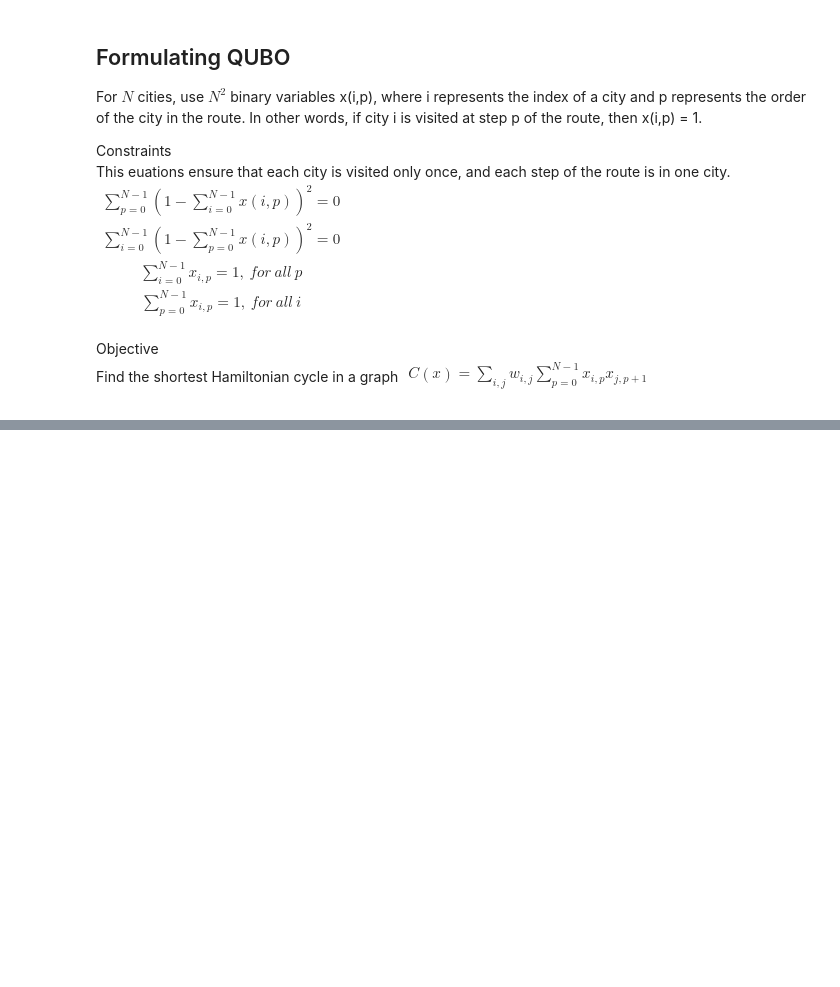
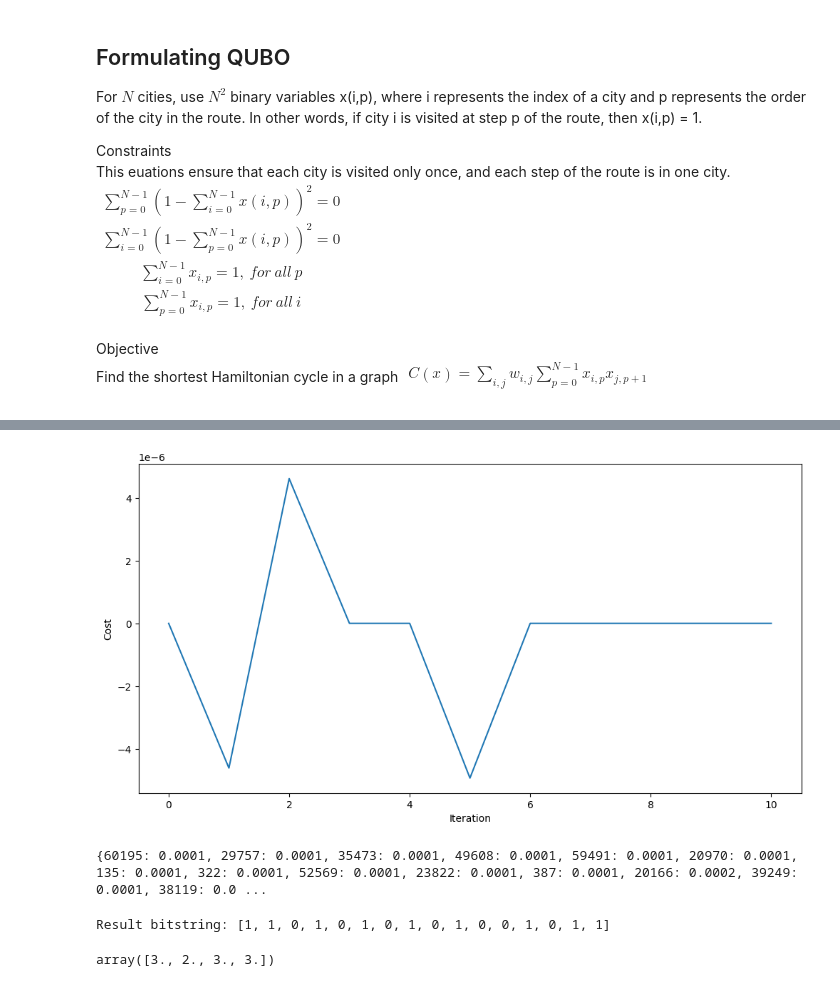
Before and after one commit to Q2TM/qubo_benchmarking, a Jupyter notebook: TSP/formulation.ipynb, the cells around one changed output, grey strips where cells are left out. Cells and saved outputs as stored; diff of their text form; code cells hidden in the pictures; blank space fills up the shorter version.

```diff
--- a/TSP/formulation.ipynb
+++ b/TSP/formulation.ipynb
@@ -137,0 +101,18 @@ print(k)
+# %%
+objective_func_vals = [] # Global variable
+def cost_func_estimator(params, ansatz, hamiltonian, estimator):
+
+    # transform the observable defined on virtual qubits to
+    # an observable defined on all physical qubits
+    isa_hamiltonian = hamiltonian.apply_layout(ansatz.layout)
+
+    pub = (ansatz, isa_hamiltonian, params)
+    job = estimator.run([pub])
+
+    results = job.result()[0]
+    cost = results.data.evs
+
+    objective_func_vals.append(cost)
+
+
+    return cost
@@ -137,0 +145,10 @@ print(k)
+# %%
+import matplotlib.pyplot as plt
+
+plt.figure(figsize=(12, 6))
+plt.plot(objective_func_vals)
+plt.xlabel("Iteration")
+plt.ylabel("Cost")
+plt.show()
+# %% [output]
+[figure, added]
@@ -137,0 +159,37 @@ print(k)
+# %%
+from qiskit.primitives import StatevectorSampler as Sampler
+sampler = Sampler()
+
+pub = (optimized_circuit, )
+
+job = sampler.run([pub], shots=1000)
+counts_int = job.result()[0].data.meas.get_int_counts()
+counts_bin = job.result()[0].data.meas.get_counts()
+shots = sum(counts_int.values())
+final_distribution_int = {key: val/shots for key, val in counts_int.items()}
+final_distribution_bin = {key: val/shots for key, val in counts_bin.items()}
+print(final_distribution_int)
+# %% [output]
+{60195: 0.0001, 29757: 0.0001, 35473: 0.0001, 49608: 0.0001, 59491: 0.0001, 20970: 0.0001, 135: 0.0001, 322: 0.0001, 52569: 0.0001, 23822: 0.0001, 387: 0.0001, 20166: 0.0002, 39249: 0.0001, 38119: 0.0 ...
+# %%
+# auxiliary functions to sample most likely bitstring
+def to_bitstring(integer, num_bits):
+    result = np.binary_repr(integer, width=num_bits)
+    return [int(digit) for digit in result]
+
+keys = list(final_distribution_int.keys())
+values = list(final_distribution_int.values())
+most_likely = keys[np.argmax(np.abs(values))]
+most_likely_bitstring = to_bitstring(most_likely, 16)
+most_likely_bitstring.reverse()
+
+print("Result bitstring:", most_likely_bitstring)
+
+
+result = tsp.interpret(most_likely_bitstring)
+# %% [output]
+Result bitstring: [1, 1, 0, 1, 0, 1, 0, 1, 0, 1, 0, 0, 1, 0, 1, 1]
+# %%
+result
+# %% [output]
+array([3., 2., 3., 3.])
```
Also changed, not shown: parts of 13 cells of this notebook, 1 other file.
